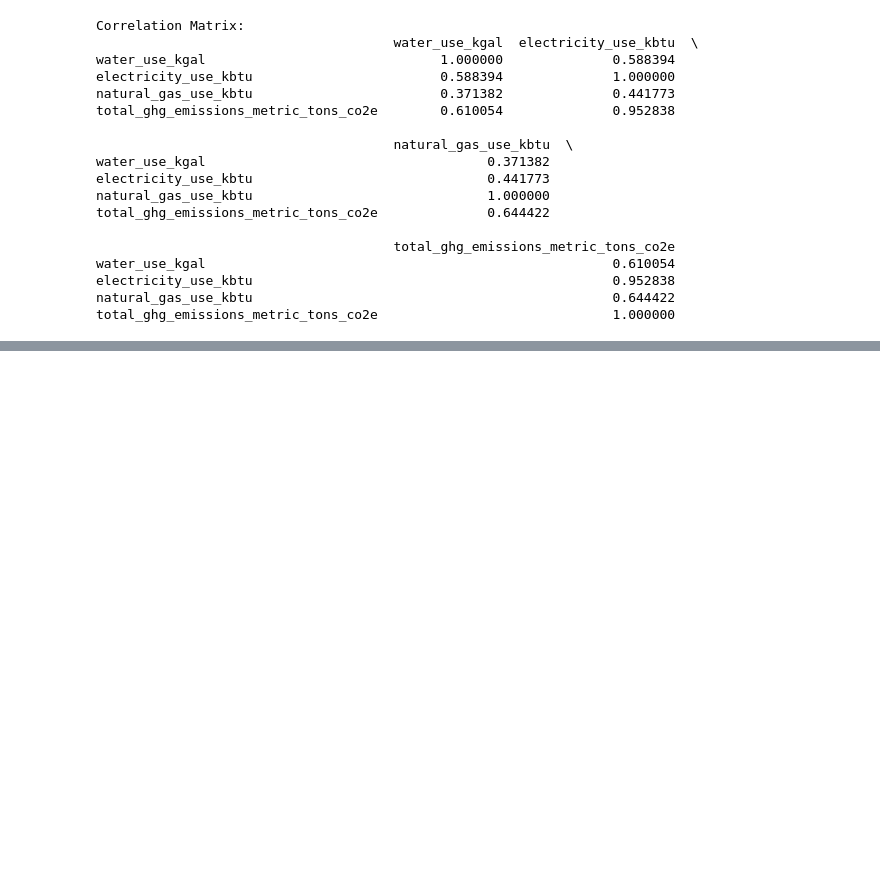
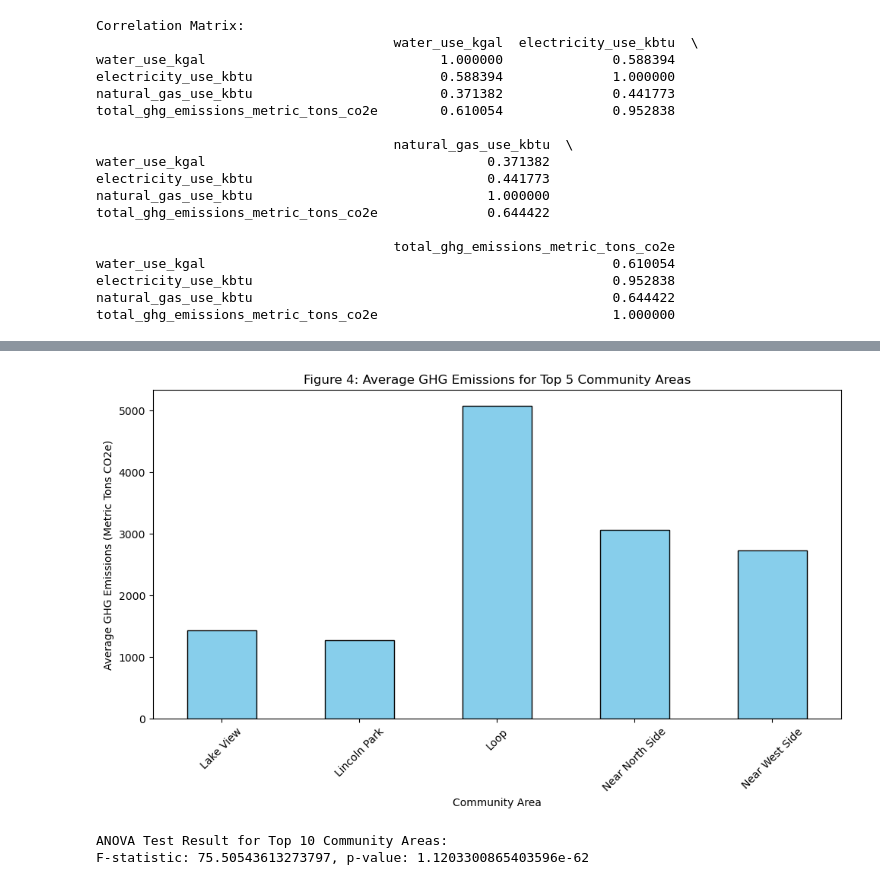
Before and after one commit to illinois-data-curation/is477-sp25-group17, a Jupyter notebook: is477_final_project.ipynb, the cells around one changed output, grey strips where cells are left out. Cells and saved outputs as stored; diff of their text form; code cells hidden in the pictures; blank space fills up the shorter version.

```diff
--- a/is477_final_project.ipynb
+++ b/is477_final_project.ipynb
@@ -294,0 +285,5 @@ F-statistic: 11.731799602814695, p-value: 6.6462138967110615e-136
+# %%
+top_10_community_areas = df_clean['community_area_name'].value_counts().head(5).index
+filtered_data = df_clean[df_clean['community_area_name'].isin(top_10_community_areas)]
+print("Top 10 Most Common Community Areas:")
+print(top_10_community_areas)
@@ -294,0 +324,26 @@ F-statistic: 11.731799602814695, p-value: 6.6462138967110615e-136
+# %%
+filtered_data = df_clean[df_clean['community_area_name'].isin(top_10_community_areas)]
+avg_emissions = filtered_data.groupby('community_area_name')['total_ghg_emissions_metric_tons_co2e'].mean()
+
+colors = sns.color_palette('Set3', len(pie_data))
+
+plt.figure(figsize=(10, 6))
+avg_emissions.plot(kind='bar', color='skyblue', edgecolor='black')
+plt.title('Figure 4: Average GHG Emissions for Top 5 Community Areas')
+plt.xlabel('Community Area')
+plt.ylabel('Average GHG Emissions (Metric Tons CO2e)')
+plt.xticks(rotation=45)
+plt.tight_layout()
+plt.show()
+# %% [output]
+[figure, added]
+# %%
+# ANOVA test
+grouped_data_top5 = [group['total_ghg_emissions_metric_tons_co2e'].dropna() for _, group in filtered_data.groupby('community_area_name')]
+anova_result_top5 = f_oneway(*grouped_data_top5)
+
+print("\nANOVA Test Result for Top 10 Community Areas:")
+print(f"F-statistic: {anova_result_top5.statistic}, p-value: {anova_result_top5.pvalue}")
+# %% [output]
+ANOVA Test Result for Top 10 Community Areas:
+F-statistic: 75.50543613273797, p-value: 1.1203300865403596e-62
```
Also changed, not shown: parts of 19 cells of this notebook.
